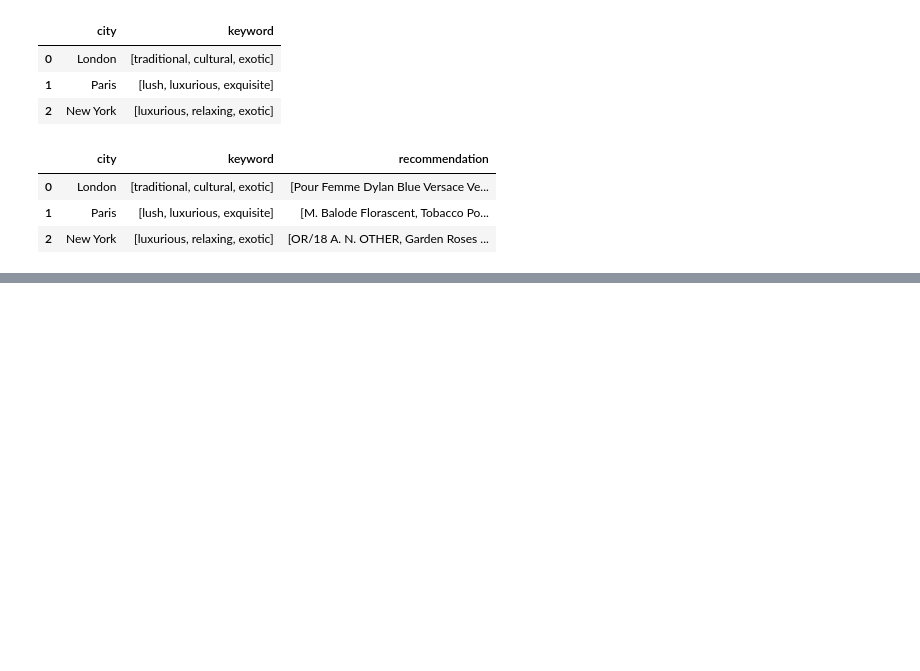
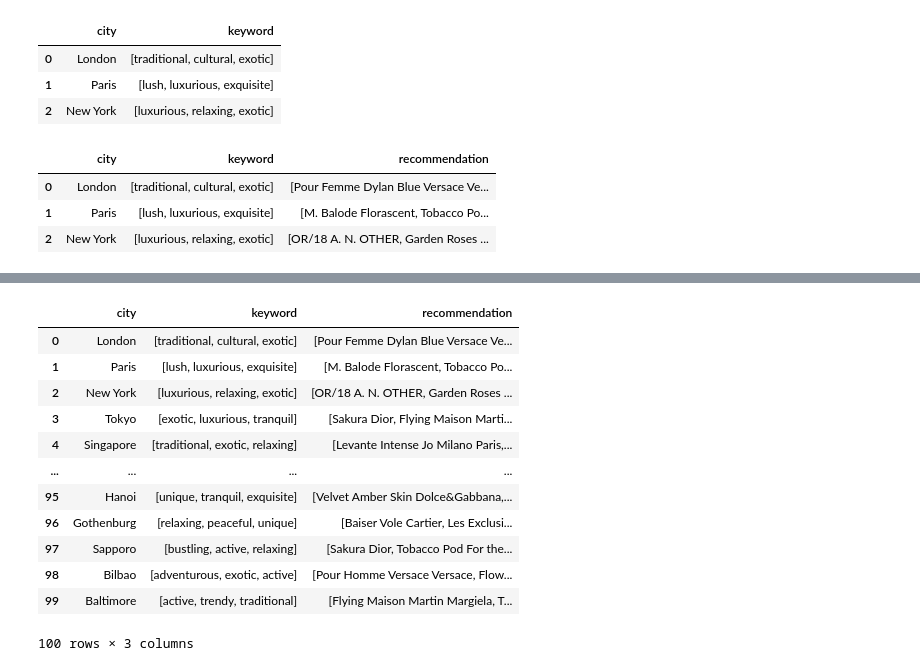
Before and after one commit to sohds/dontpergetme, a Jupyter notebook: Model/dontpergetme_recom_sys.ipynb, the cells around one changed output, grey strips where cells are left out. Cells and saved outputs as stored; diff of their text form; code cells hidden in the pictures; blank space fills up the shorter version.

```diff
--- a/Model/dontpergetme_recom_sys.ipynb
+++ b/Model/dontpergetme_recom_sys.ipynb
@@ -428,0 +474,16 @@ recommend_check.head(3)
+# %%
+recommend_check
+# %% [output]
+|  | city | keyword | recommendation |
+| 0 | London | [traditional, cultural, exotic] | [Pour Femme Dylan Blue Versace Ve... |
+| 1 | Paris | [lush, luxurious, exquisite] | [M. Balode Florascent, Tobacco Po... |
+| 2 | New York | [luxurious, relaxing, exotic] | [OR/18 A. N. OTHER, Garden Roses ... |
+| 3 | Tokyo | [exotic, luxurious, tranquil] | [Sakura Dior, Flying Maison Marti... |
+| 4 | Singapore | [traditional, exotic, relaxing] | [Levante Intense Jo Milano Paris,... |
+| ... | ... | ... | ... |
+| 95 | Hanoi | [unique, tranquil, exquisite] | [Velvet Amber Skin Dolce&Gabbana,... |
+| 96 | Gothenburg | [relaxing, peaceful, unique] | [Baiser Vole Cartier, Les Exclusi... |
+| 97 | Sapporo | [bustling, active, relaxing] | [Sakura Dior, Tobacco Pod For the... |
+| 98 | Bilbao | [adventurous, exotic, active] | [Pour Homme Versace Versace, Flow... |
+| 99 | Baltimore | [active, trendy, traditional] | [Flying Maison Martin Margiela, T... |
+100 rows × 3 columns
```
Also changed, not shown: parts of 63 cells of this notebook.
